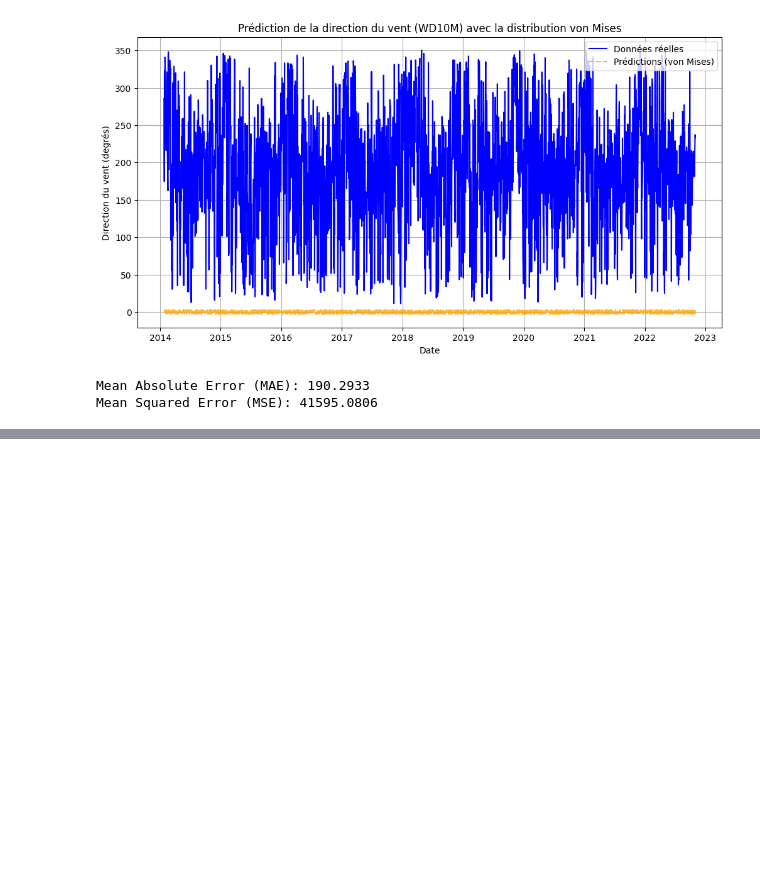
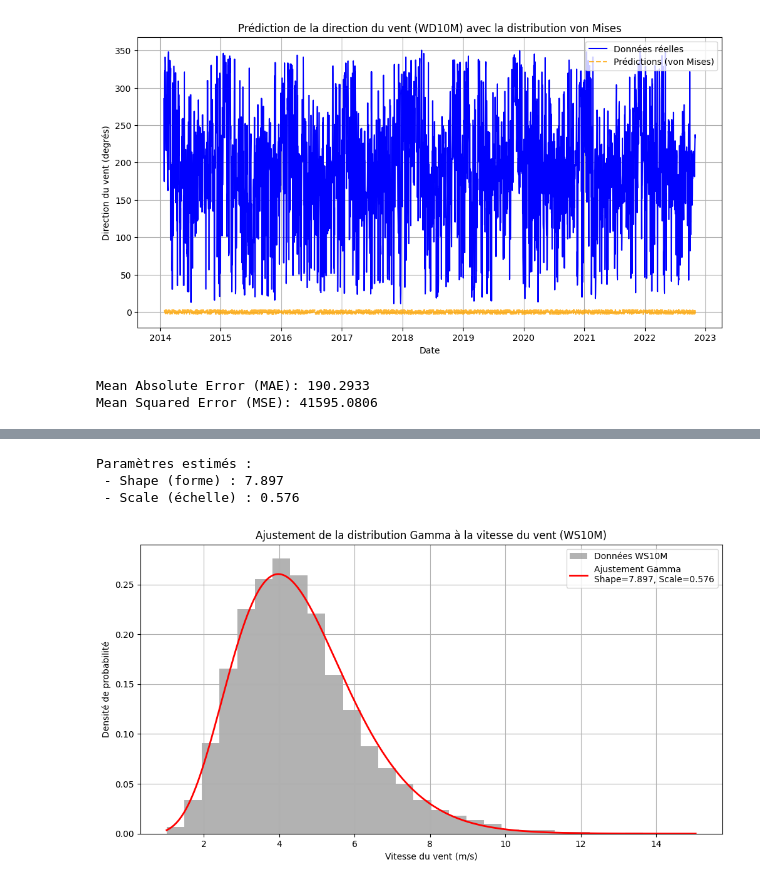
Before and after one commit to imayumi03/Wind_prediction, a Jupyter notebook: Statisticalmodels.ipynb, the cells around one changed output, grey strips where cells are left out. Drawn from its saved outputs; the diff is of its cells as text; code cells hidden in the pictures; blank space fills up the shorter version.

```diff
--- a/Statisticalmodels.ipynb
+++ b/Statisticalmodels.ipynb
@@ -369,0 +443,42 @@ Mean Squared Error (MSE): 41595.0806
+# %%
+import numpy as np
+import pandas as pd
+import matplotlib.pyplot as plt
+from scipy.stats import gamma
+
+# Charger les données
+data = pd.read_csv("tandrara_fulldata.csv")
+data['DATE'] = pd.to_datetime(data['YEAR'].astype(str) + '-' +
+                              data['MO'].astype(str) + '-' +
+                              data['DY'].astype(str))
+
+# Sélectionner la colonne WS10M (vitesse du vent à 10m)
+ws10m = data['WS10M'].dropna()
+
+# Ajustement des paramètres de la distribution Gamma
+shape, loc, scale = gamma.fit(ws10m, floc=0)  # On fixe loc=0
+
+# Affichage des paramètres estimés
+print(f"Paramètres estimés :")
+print(f" - Shape (forme) : {shape:.3f}")
+print(f" - Scale (échelle) : {scale:.3f}")
+
+# Générer les données pour la courbe PDF
+x = np.linspace(ws10m.min(), ws10m.max(), 1000)
+pdf = gamma.pdf(x, shape, loc=loc, scale=scale)
+
+# Visualisation
+plt.figure(figsize=(12, 6))
+plt.hist(ws10m, bins=30, density=True, alpha=0.6, color='gray', label='Données WS10M')
+plt.plot(x, pdf, color='red', lw=2, label=f'Ajustement Gamma\nShape={shape:.3f}, Scale={scale:.3f}')
+plt.title('Ajustement de la distribution Gamma à la vitesse du vent (WS10M)')
+plt.xlabel('Vitesse du vent (m/s)')
+plt.ylabel('Densité de probabilité')
+plt.legend()
+plt.grid(True)
+plt.show()
+# %% [output]
+Paramètres estimés :
+ - Shape (forme) : 7.897
+ - Scale (échelle) : 0.576
+[figure, added]
```
Also changed, not shown: parts of 5 cells of this notebook.
